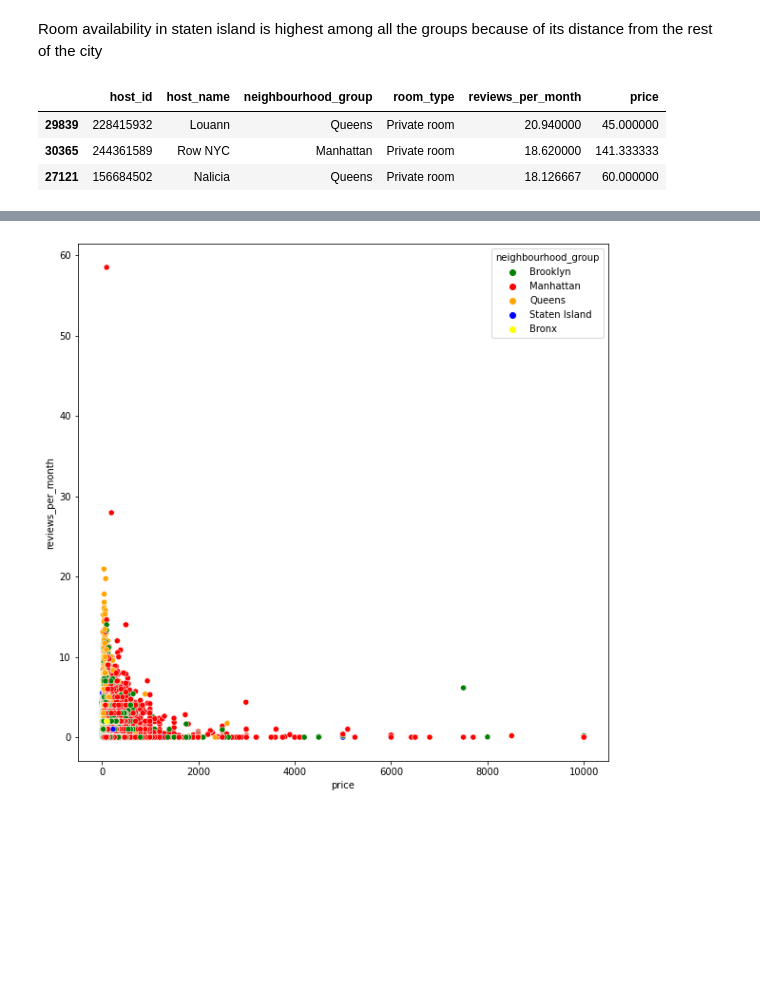
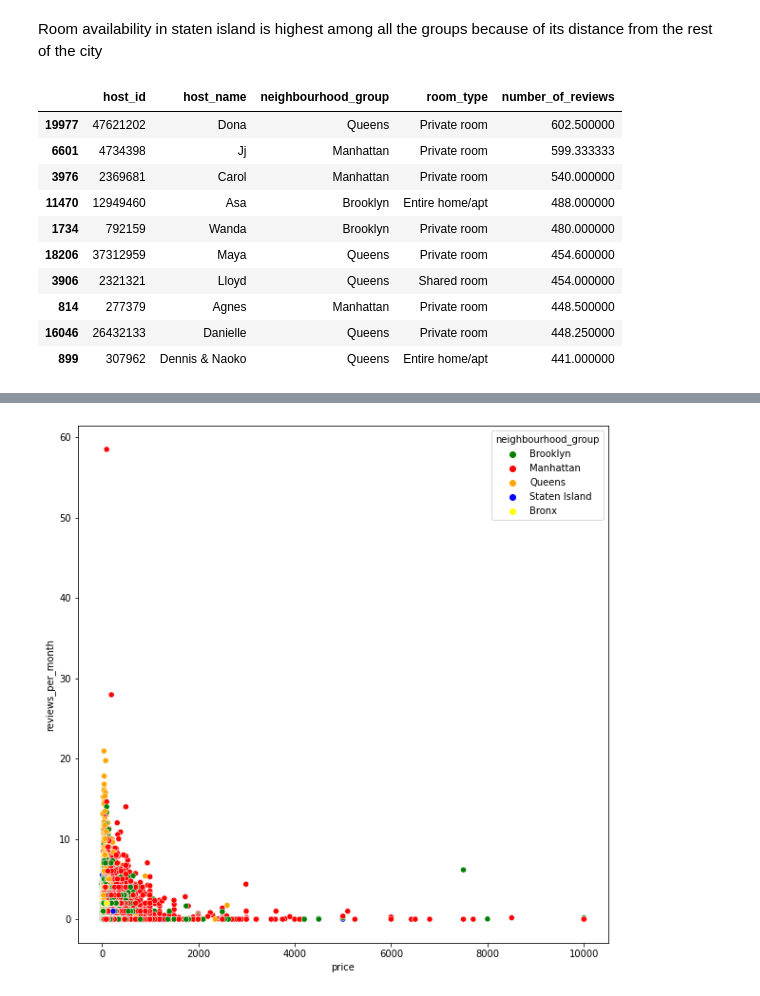
Before and after one commit to shubham-bhadouria/Airbnb--data-analysis, a Jupyter notebook: Shubham_Bhadouria_Airbnb_Bookings_Analysis_Capstone_Project.ipynb, the cells around one changed output, grey strips where cells are left out. Drawn from its saved outputs; the diff is of its cells as text; code cells hidden in the pictures; blank space fills up the shorter version.

```diff
--- a/Shubham_Bhadouria_Airbnb_Bookings_Analysis_Capstone_Project.ipynb
+++ b/Shubham_Bhadouria_Airbnb_Bookings_Analysis_Capstone_Project.ipynb
@@ -404,11 +412,17 @@ Room availability in staten island is highest among all the groups because of it
 # %%
 # Which hosts are the busiest and why?
 host_df=  airbnb_df.loc[~airbnb_df['host_name'].isna() & ~airbnb_df['reviews_per_month'].isna()]
-host_df.isnull().sum()
-busy_host_df= host_df.groupby(['host_id','host_name','neighbourhood_group','room_type']).agg({'reviews_per_month':'mean','price':'mean'}).reset_index().sort_values('reviews_per_month', ascending= False).head(3)
+busy_host_df= host_df.groupby(['host_id','host_name','neighbourhood_group','room_type']).agg({'number_of_reviews':'mean'}).reset_index().sort_values('number_of_reviews', ascending= False).head(10)
 busy_host_df
 # %% [output]
-|  | host_id | host_name | neighbourhood_group | room_type | reviews_per_month | price |
-| 29839 | 228415932 | Louann | Queens | Private room | 20.940000 | 45.000000 |
-| 30365 | 244361589 | Row NYC | Manhattan | Private room | 18.620000 | 141.333333 |
-| 27121 | 156684502 | Nalicia | Queens | Private room | 18.126667 | 60.000000 |
+|  | host_id | host_name | neighbourhood_group | room_type | number_of_reviews |
+| 19977 | 47621202 | Dona | Queens | Private room | 602.500000 |
+| 6601 | 4734398 | Jj | Manhattan | Private room | 599.333333 |
+| 3976 | 2369681 | Carol | Manhattan | Private room | 540.000000 |
+| 11470 | 12949460 | Asa | Brooklyn | Entire home/apt | 488.000000 |
+| 1734 | 792159 | Wanda | Brooklyn | Private room | 480.000000 |
+| 18206 | 37312959 | Maya | Queens | Private room | 454.600000 |
+| 3906 | 2321321 | Lloyd | Queens | Shared room | 454.000000 |
+| 814 | 277379 | Agnes | Manhattan | Private room | 448.500000 |
+| 16046 | 26432133 | Danielle | Queens | Private room | 448.250000 |
+| 899 | 307962 | Dennis & Naoko | Queens | Entire home/apt | 441.000000 |
```
Also changed, not shown: parts of 10 cells of this notebook.
